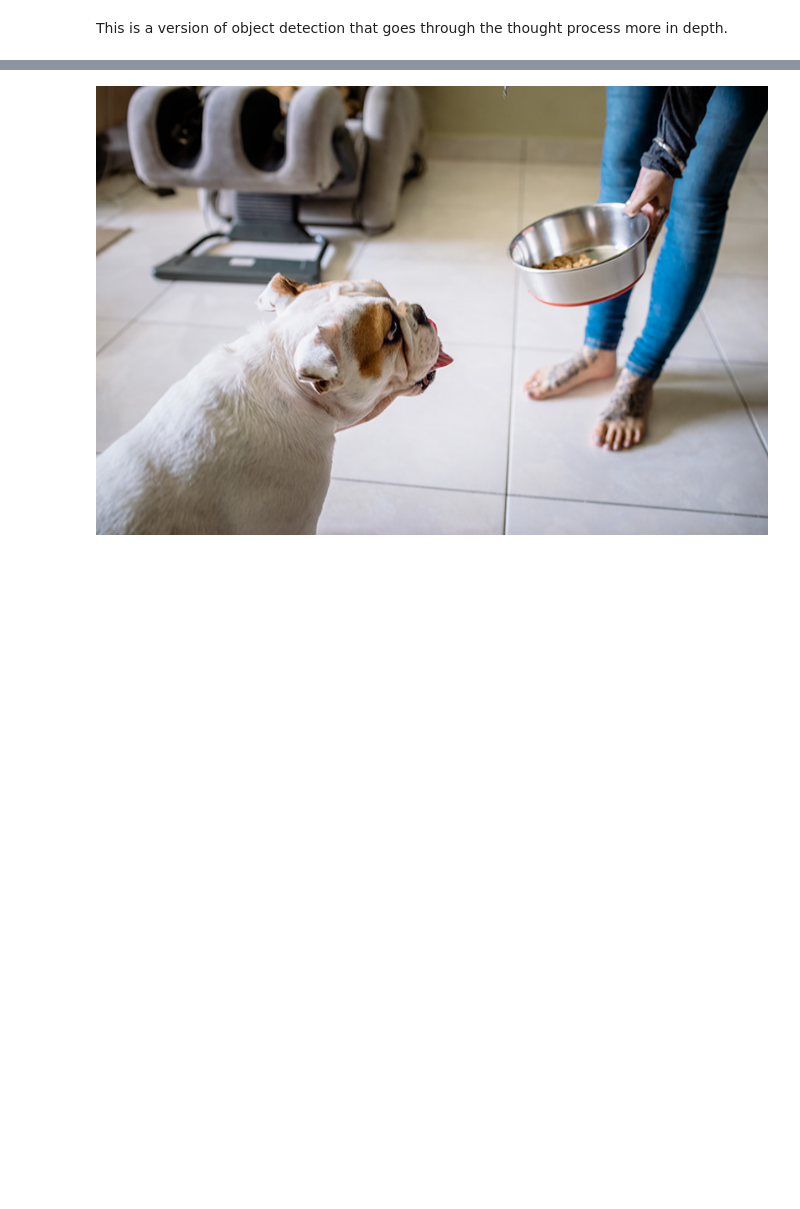
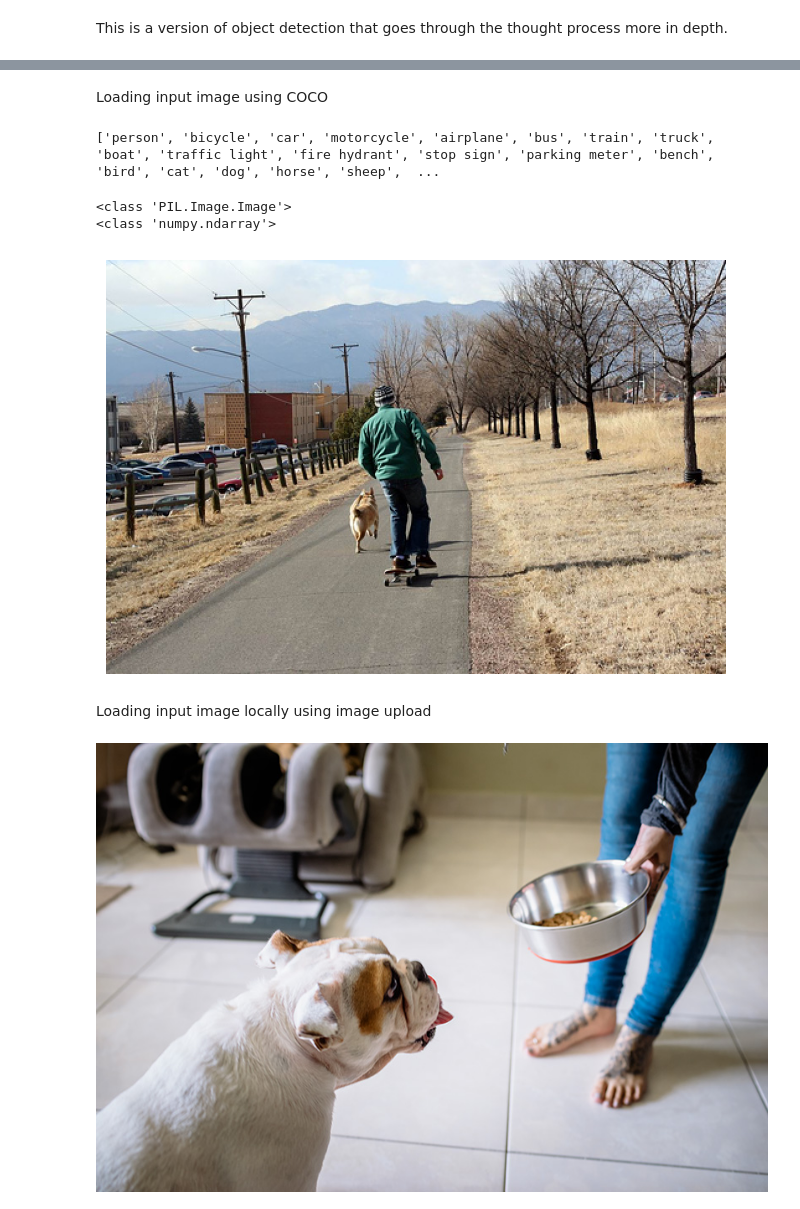
Before and after one commit to antoineross/Object-Detection-using-Segment-Anything, a Jupyter notebook: object_detection_tp.ipynb, the cells around one changed output, grey strips where cells are left out. Drawn from its saved outputs; the diff is of its cells as text; code cells hidden in the pictures; blank space fills up the shorter version.

Commit message:
created a dictionary for the labels. Also arranged the code into sections easier to digest

```diff
--- a/object_detection_tp.ipynb
+++ b/object_detection_tp.ipynb
@@ -29,2 +27,41 @@ def show_box(box, ax):
+# %% [markdown]
+Loading input image using COCO
+# %%
+# Loading COCO
+dataDir='..'
+dataType='val2017'
+annFile='{}/coco/annotations/instances_{}.json'.format(dataDir,dataType)
+
+# initialize COCO api for instance annotations
+coco=COCO(annFile)
+# %%
+# randomly sample an image from COCO Val split 2017
+# get all images containing given categories, select one at random
+catIds = coco.getCatIds(catNms=['person','dog','skateboard']);
+imgIds = coco.getImgIds(catIds=catIds );
+imgIds = coco.getImgIds(imgIds = [324158])
+img = coco.loadImgs(imgIds[np.random.randint(0,len(imgIds))])[0]
+# %%
+# display COCO categories and store them into array 'labels'
+cats = coco.loadCats(coco.getCatIds())
+labels = [cat['name'] for cat in cats]
+print(labels)
+# %% [output]
+['person', 'bicycle', 'car', 'motorcycle', 'airplane', 'bus', 'train', 'truck', 'boat', 'traffic light', 'fire hydrant', 'stop sign', 'parking meter', 'bench', 'bird', 'cat', 'dog', 'horse', 'sheep',  ...
+# %%
+# load and display image
+image = io.imread(img['coco_url'])
+im  = Image.fromarray(image)
+print(type(im))
+print(type(image))
+plt.axis('off')
+plt.imshow(image)
+plt.show()
+# %% [output]
+<class 'PIL.Image.Image'>
+<class 'numpy.ndarray'>
+[figure, added]
+# %% [markdown]
+Loading input image locally using image upload
 # %%
 # Our Input: Image
```
Also changed, not shown: parts of 16 cells of this notebook, 1 other file.
